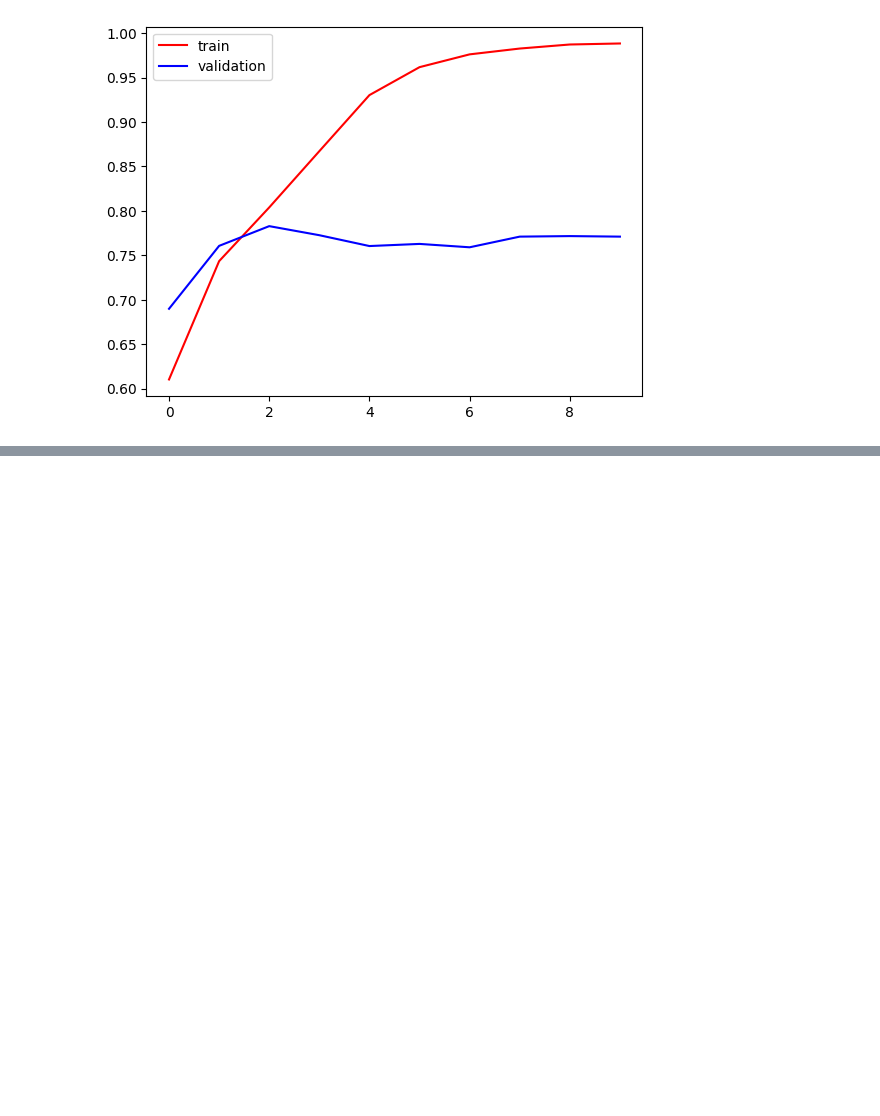
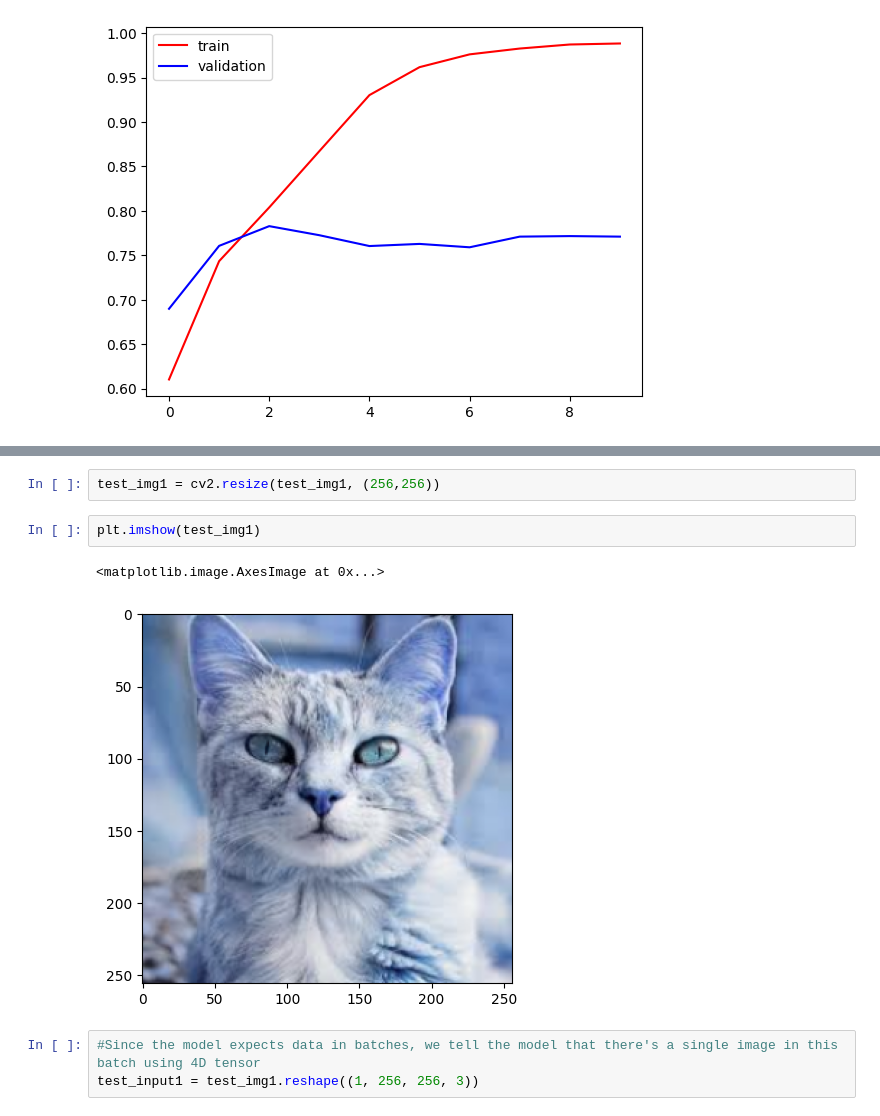
Before and after one commit to Janardan-thapaliya/Deep_Learning_CNN, a Jupyter notebook: Cats_Vs_Dogs_Classification.ipynb, the cells around one changed output, grey strips where cells are left out. Cells and saved outputs as stored; diff of their text form; blank space fills up the shorter version.

```diff
--- a/Cats_Vs_Dogs_Classification.ipynb
+++ b/Cats_Vs_Dogs_Classification.ipynb
@@ -127,0 +161,10 @@ plt.show()
+# %%
+test_img1 = cv2.resize(test_img1, (256,256))
+# %%
+plt.imshow(test_img1)
+# %% [output]
+<matplotlib.image.AxesImage at 0x...>
+[figure, added]
+# %%
+#Since the model expects data in batches, we tell the model that there's a single image in this batch using 4D tensor
+test_input1 = test_img1.reshape((1, 256, 256, 3))
```
Also changed, not shown: parts of 9 cells of this notebook.
